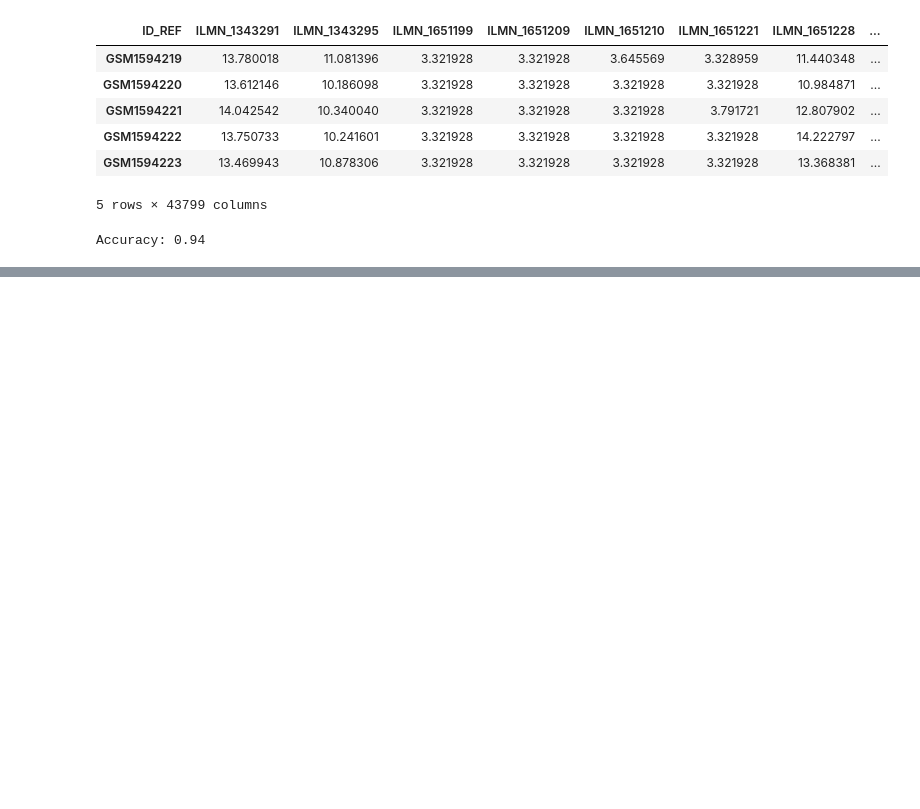
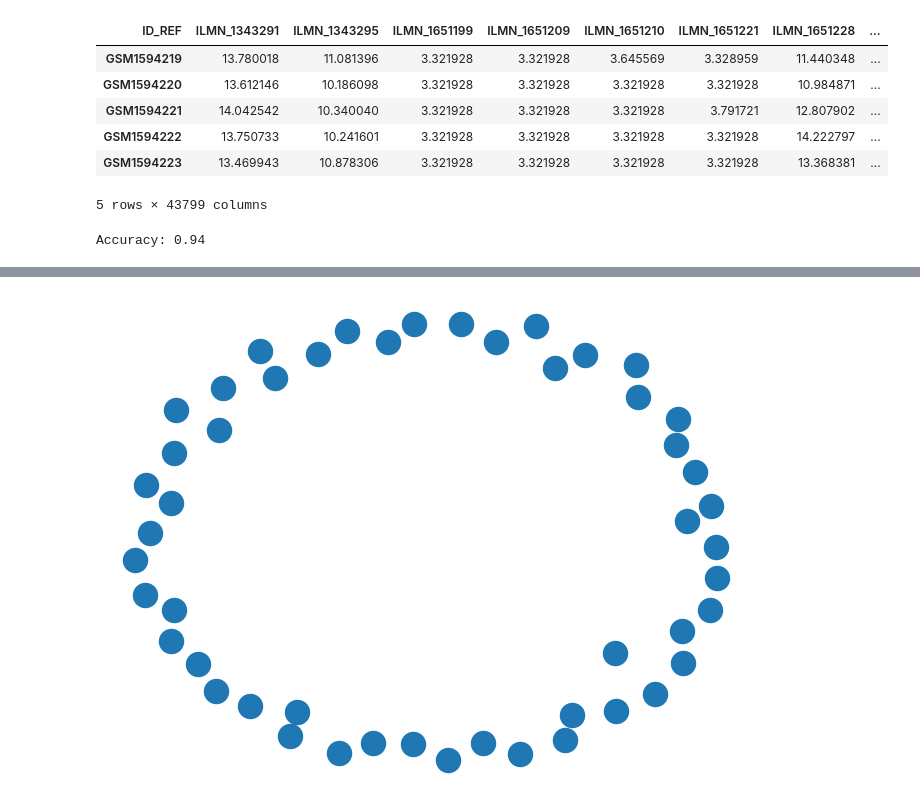
Before and after one commit to Sristi867/lupus-ml-causal-analysis, a Jupyter notebook: Lupus_Detection.ipynb, the cells around one changed output, grey strips where cells are left out. Saved outputs shown, nothing was run; the diff lists cells and outputs as text; code cells hidden in the pictures; blank space fills up the shorter version.

```diff
--- a/Lupus_Detection.ipynb
+++ b/Lupus_Detection.ipynb
@@ -107,0 +124,11 @@ Accuracy: 0.94
+# %%
+import networkx as nx
+
+G = nx.Graph()
+
+for i in range(50):
+    G.add_node(f"Gene_{i}")
+
+nx.draw(G, with_labels=False)
+# %% [output]
+[figure, added]
```
Also changed, not shown: parts of 2 cells of this notebook.
